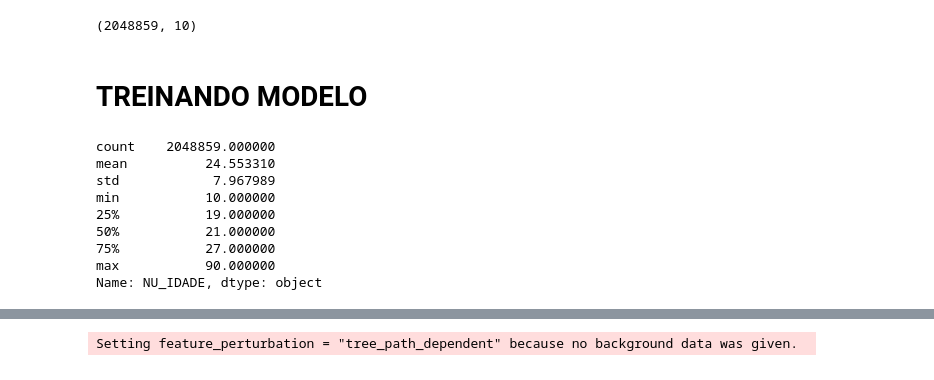
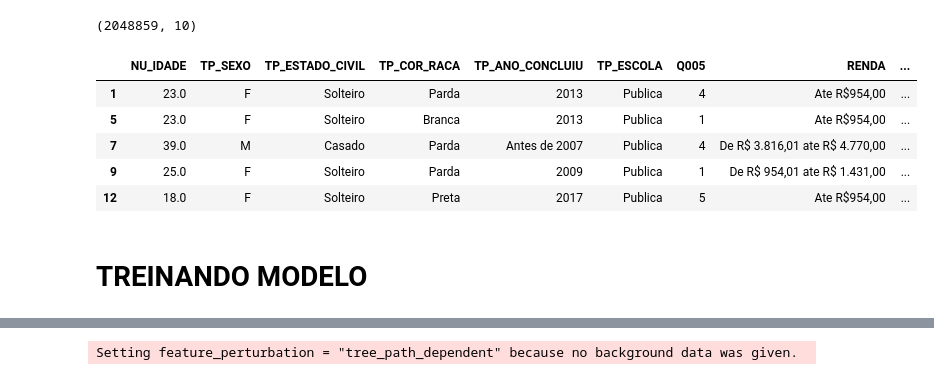
Before and after one commit to tomazmatheus/pucminas-tcc, a Jupyter notebook: notebooks/TCC_Enem_Prouni.ipynb, the cells around one changed output, grey strips where cells are left out. Cells and saved outputs as stored; diff of their text form; code cells hidden in the pictures.

```diff
--- a/notebooks/TCC_Enem_Prouni.ipynb
+++ b/notebooks/TCC_Enem_Prouni.ipynb
@@ -783,6 +692,15 @@ df_train = df_train.loc[df_train['TP_ANO_CONCLUIU'] != 'Nao Informado']
 df_train.shape
 # %% [output]
 (2048859, 10)
+# %%
+df_train.head()
+# %% [output]
+|  | NU_IDADE | TP_SEXO | TP_ESTADO_CIVIL | TP_COR_RACA | TP_ANO_CONCLUIU | TP_ESCOLA | Q005 | RENDA | ... |
+| 1 | 23.0 | F | Solteiro | Parda | 2013 | Publica | 4 | Ate R$954,00 | ... |
+| 5 | 23.0 | F | Solteiro | Branca | 2013 | Publica | 1 | Ate R$954,00 | ... |
+| 7 | 39.0 | M | Casado | Parda | Antes de 2007 | Publica | 4 | De R$ 3.816,01 ate R$ 4.770,00 | ... |
+| 9 | 25.0 | F | Solteiro | Parda | 2009 | Publica | 1 | De R$ 954,01 ate R$ 1.431,00 | ... |
+| 12 | 18.0 | F | Solteiro | Preta | 2017 | Publica | 5 | Ate R$954,00 | ... |
 # %%
 df_train.to_csv("base_treino_enem.csv")
 # %% [markdown]
@@ -791,15 +709,3 @@ df_train.to_csv("base_treino_enem.csv")
 df_train = pd.read_csv("base_treino_enem.csv")
 # %%
 df_train = df_train.drop('Unnamed: 0', axis=1)
-# %%
-df_train["NU_IDADE"].describe().apply(lambda x: format(x, 'f'))
-# %% [output]
-count    2048859.000000
-mean          24.553310
-std            7.967989
-min           10.000000
-25%           19.000000
-50%           21.000000
-75%           27.000000
-max           90.000000
-Name: NU_IDADE, dtype: object
```
Also changed, not shown: parts of 38 cells of this notebook.
